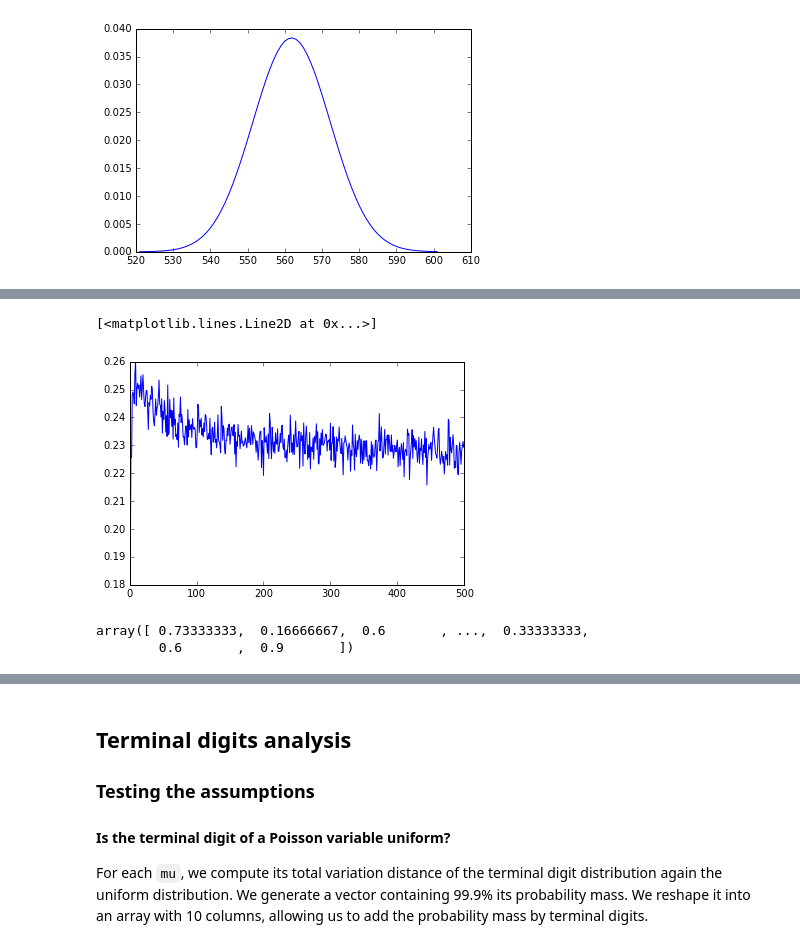
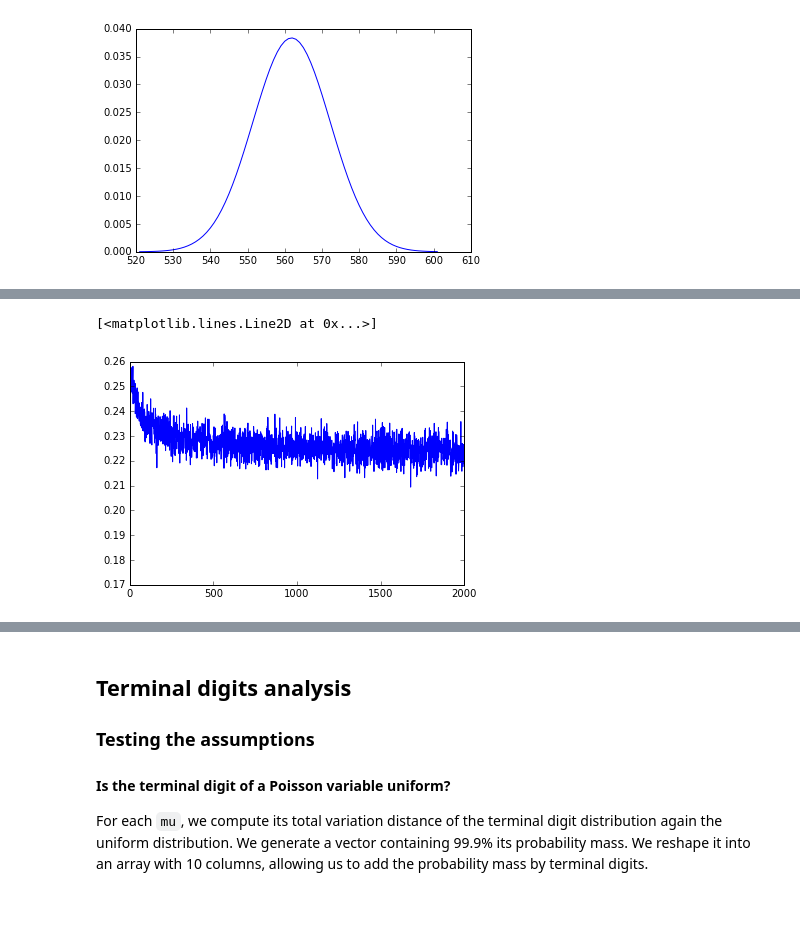
Before and after one commit to mads14/S215a-groupwork, a Jupyter notebook: science-open-research/OSR_Pitt_Hill.ipynb, the cells around one changed output, grey strips where cells are left out. Cells and saved outputs as stored; diff of their text form; code cells hidden in the pictures; blank space fills up the shorter version.

Commit message:
add text for mid-ratio test

```diff
--- a/science-open-research/OSR_Pitt_Hill.ipynb
+++ b/science-open-research/OSR_Pitt_Hill.ipynb
@@ -181,32 +183,25 @@ Probability that sampled permutation >= test statistic:  1.781E-36
 # %%
 # simulate poison
 def mid_ratio(x):
     # x = n x 3 matrix of poisson variables
-    return (np.max(x,1)-np.median(x,1))/(np.max(x,1)-np.min(x,1))
+    return (np.median(x,1)-np.min(x,1))/(np.max(x,1)-np.min(x,1))
 
 def mid_ratio_40_60(x):
     # x = n-vector of mid-ratios
-    # returns the percent of samples that have mid-ratio
-    return np.count_nonzero((x>=.40) & (x<=.6))/float(len(x))
+    # returns the percent of samples that have mid-ratio in [.40,.60]
+    return np.count_nonzero((x>=.4) & (x<=.6))/float(len(x))
 
 def midratio_poisson_tv(lam, n_sim):
     sim_poisson = stats.poisson.rvs(lam, size = 3*n_sim)
     sim_poisson = sim_poisson.reshape((-1,3))
     mid_ratios = mid_ratio(sim_poisson)
     return mid_ratio_40_60(mid_ratios)
 
 
 v_midratio_poisson_tv = np.vectorize(midratio_poisson_tv)
 # Range of mu we are plotting
-x = np.arange(1, 500)
+x = np.arange(1, 2000)
 plt.plot(x, v_midratio_poisson_tv(x, 10000))
 # %% [output]
 [<matplotlib.lines.Line2D at 0x...>]
-[figure, old version]
+[figure, new version]
-# %%
-mid = np.max(sim_poisson,1)-np.median(sim_poisson,1)
-whole = (np.max(sim_poisson,1)-np.min(sim_poisson,1))
-mid/whole
-# %% [output]
-array([ 0.73333333,  0.16666667,  0.6       , ...,  0.33333333,
-        0.6       ,  0.9       ])
```
Also changed, not shown: parts of 5 cells of this notebook.
